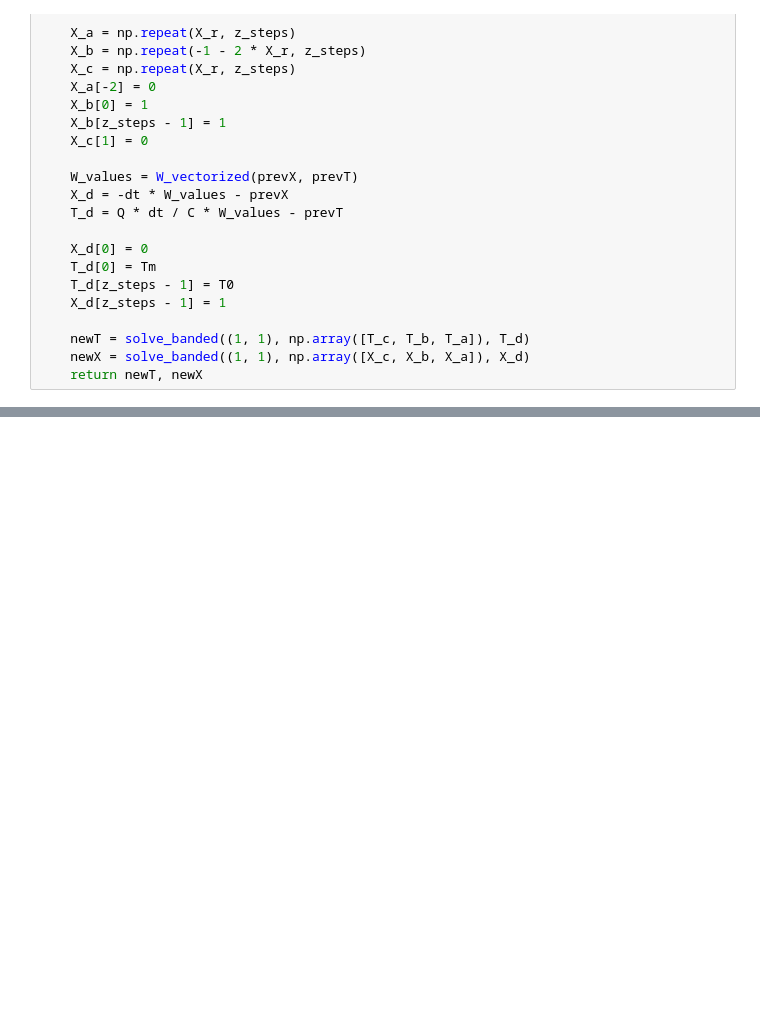
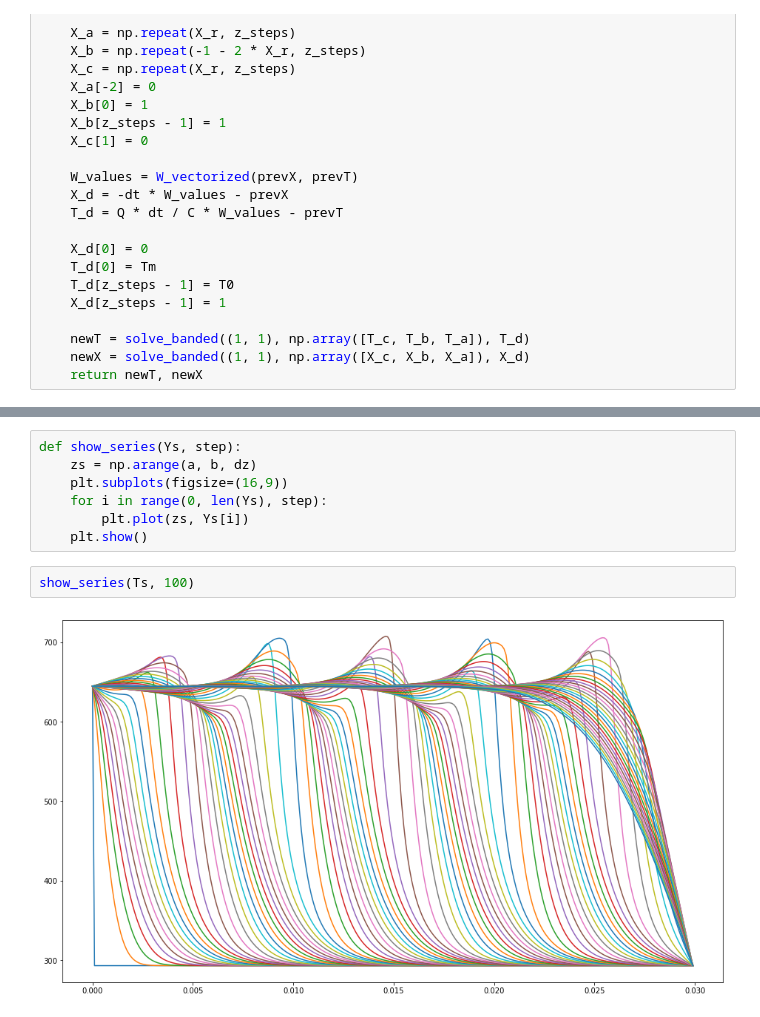
Before and after one commit to KokorinIlya/computational_methods, a Jupyter notebook: Coursework/main.ipynb, the cells around one changed output, grey strips where cells are left out. Saved outputs shown, nothing was run; the diff lists cells and outputs as text; blank space fills up the shorter version.

```diff
--- a/Coursework/main.ipynb
+++ b/Coursework/main.ipynb
@@ -176,0 +180,11 @@ ani.save('./X.gif', writer='pillow', fps=150)
+# %%
+def show_series(Ys, step):
+    zs = np.arange(a, b, dz)
+    plt.subplots(figsize=(16,9))
+    for i in range(0, len(Ys), step):
+        plt.plot(zs, Ys[i])
+    plt.show()
+# %%
+show_series(Ts, 100)
+# %% [output]
+[figure, added]
```
Also changed, not shown: parts of 9 cells of this notebook, 2 other files.
